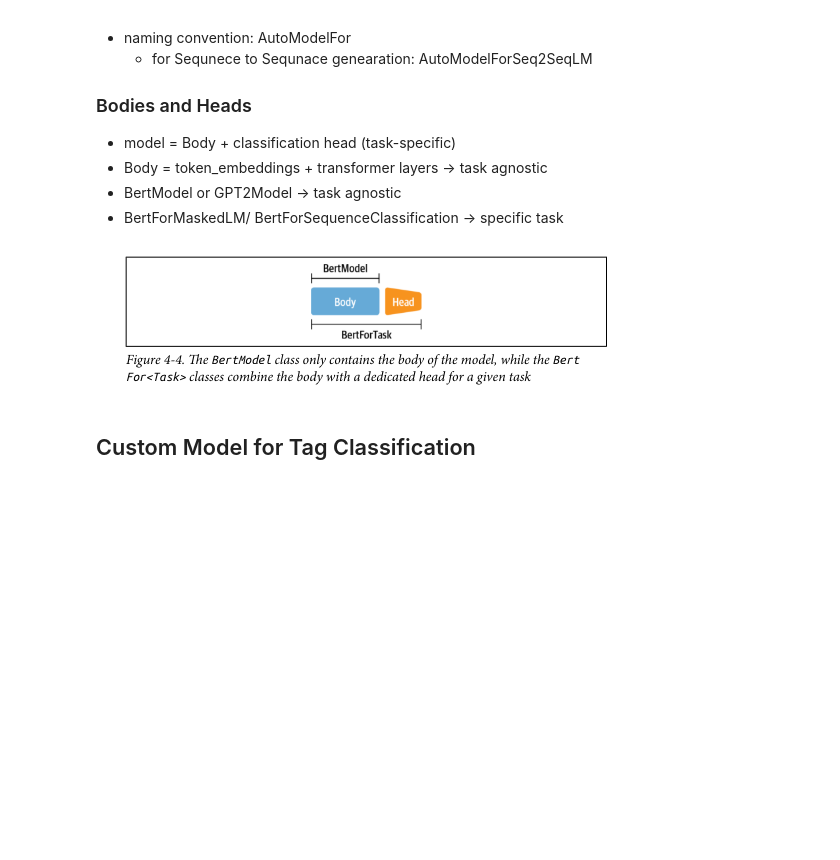
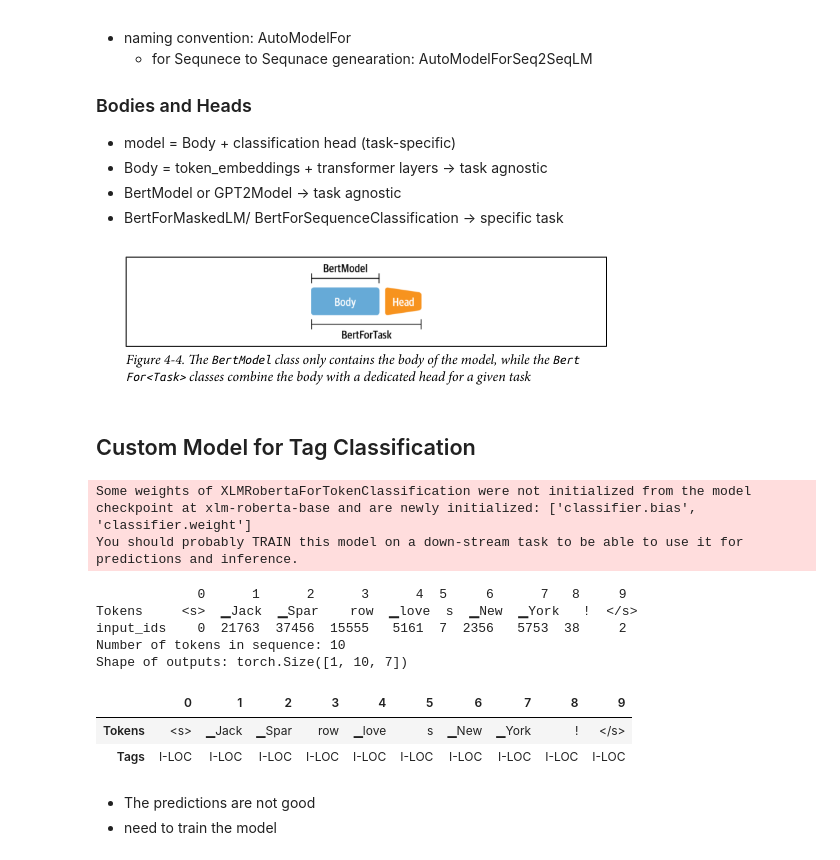
Before and after one commit to aneeshcheriank/study, a Jupyter notebook: Transformers/NER.ipynb, the cells around one changed output. Cells and saved outputs as stored; diff of their text form; code cells hidden in the pictures; blank space fills up the shorter version.

```diff
--- a/Transformers/NER.ipynb
+++ b/Transformers/NER.ipynb
@@ -219,29 +219,69 @@ print(xmlr_tokens)
 ## Custom Model for Tag Classification
 # %%
 from transformers import AutoConfig
-from transformers import AutoModel
+from transformers import XLMRobertaForTokenClassification, AutoTokenizer
 import torch
+from datasets import load_dataset
 
 xlmr_model_name = 'xlm-roberta-base'
 
+data = load_dataset('xtreme', name='PAN-X.en')
+tags = data['train'].features['ner_tags'].feature
+
 # need to import data before this
 # tag is data['train'].features['ner_tags'].feature
-# this information can be obtained from printing data
-index2tag = {idx: tag for idx, tag in enumerate(tag.names)}
-tag2index = {tag: idx for idx, tag in enumerate(tag.names)}
+# This information can be obtained from printing data
+index2tag = {idx: tag for idx, tag in enumerate(tags.names)}
+tag2index = {tag: idx for idx, tag in enumerate(tags.names)}
 
 xlmr_config = AutoConfig.from_pretrained(
     xlmr_model_name,
     num_labels=tags.num_classes,
     id2label=index2tag,
     label2id=tag2index
 )
 
 device = torch.device(
     'cuda' if torch.cuda.is_available() else 'cpu'
 )
 
-xlmr_model = AutoModel\
-.from_pretrained(xlmr_model_name, config=xlmr_config)\
-.to(device)
-# This will not work since the model name is not for TokenClassification
+xlmr_model = XLMRobertaForTokenClassification.from_pretrained(
+    xlmr_model_name, config=xlmr_config
+).to(device)
+xlmr_tokenizer = AutoTokenizer.from_pretrained(
+    xlmr_model_name
+)
+
+# check the tokenizer
+input_ids = xlmr_tokenizer.encode(text, return_tensors='pt')
+xlmr_tokens = xmlr_tokenizer(text).tokens()
+print(
+    pd.DataFrame(
+        [xlmr_tokens, input_ids[0].numpy()],
+         index=['Tokens', 'input_ids']
+    )
+)
+
+outputs = xlmr_model(input_ids.to(device)).logits
+predictions = torch.argmax(outputs, dim=-1)
+print(f"Number of tokens in sequence: {len(xlmr_tokens)}")
+print(f"Shape of outputs: {outputs.shape}")
+# output shape = [batch_size, num_tokens, num_tags]
+
+# predictions (convert to labels)
+preds = [tags.names[p] for p in predictions[0].cpu().numpy()]
+pd.DataFrame([xlmr_tokens, preds], index=['Tokens', 'Tags'])
+# %% [output]
+Some weights of XLMRobertaForTokenClassification were not initialized from the model checkpoint at xlm-roberta-base and are newly initialized: ['classifier.bias', 'classifier.weight']
+You should probably TRAIN this model on a down-stream task to be able to use it for predictions and inference.
+             0      1      2      3      4  5     6      7   8     9
+Tokens     <s>  ▁Jack  ▁Spar    row  ▁love  s  ▁New  ▁York   !  </s>
+input_ids    0  21763  37456  15555   5161  7  2356   5753  38     2
+Number of tokens in sequence: 10
+Shape of outputs: torch.Size([1, 10, 7])
+|  | 0 | 1 | 2 | 3 | 4 | 5 | 6 | 7 | 8 | 9 |
+| Tokens | <s> | ▁Jack | ▁Spar | row | ▁love | s | ▁New | ▁York | ! | </s> |
+| Tags | I-LOC | I-LOC | I-LOC | I-LOC | I-LOC | I-LOC | I-LOC | I-LOC | I-LOC | I-LOC |
+# %% [markdown]
+- The predictions are not good
+- need to train the model
```
